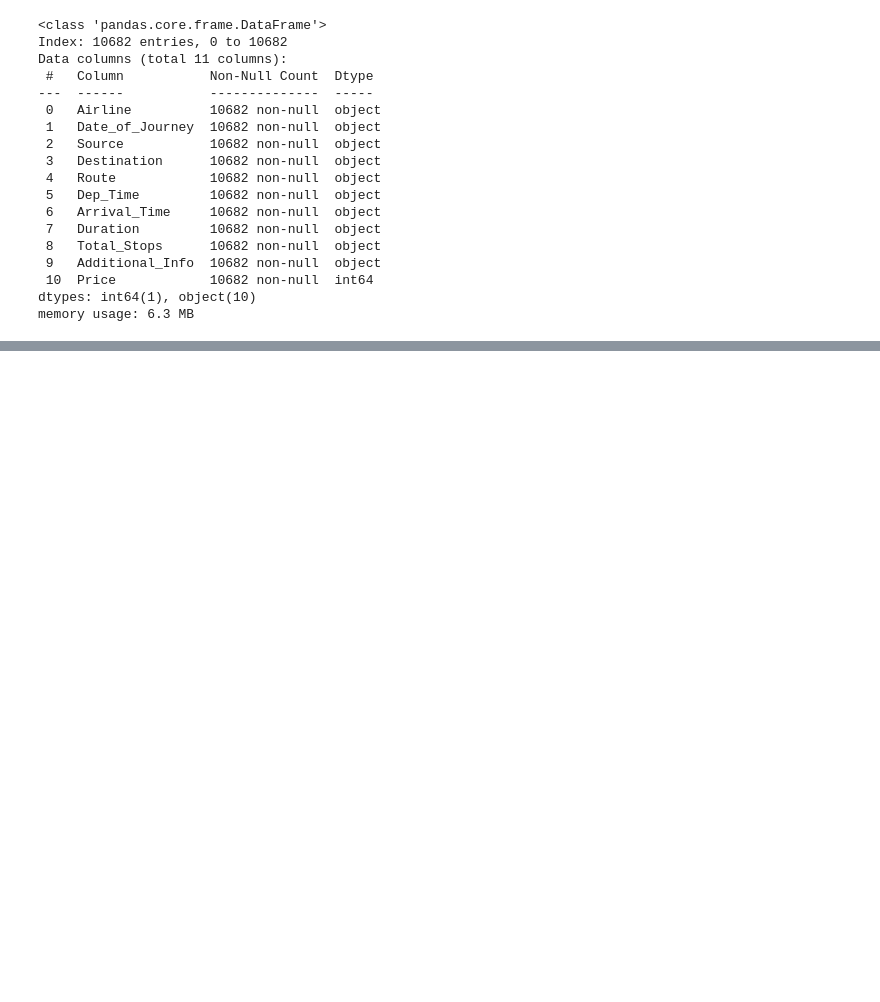
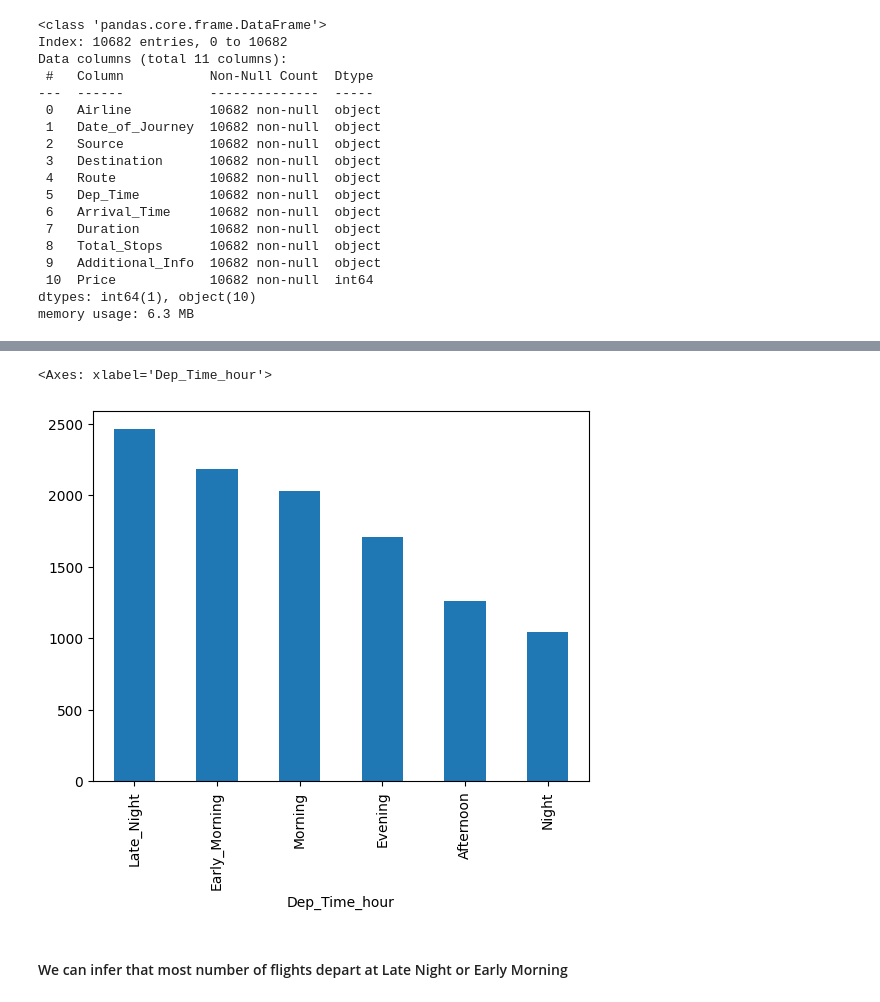
Before and after one commit to aswinvrpai/Airline_Ticket_Rate_Prediction, a Jupyter notebook: notebook/ticket_predict.ipynb, the cells around one changed output, grey strips where cells are left out. Drawn from its saved outputs; the diff is of its cells as text; code cells hidden in the pictures; blank space fills up the shorter version.

Commit message:
Data analysis in Notebook-1

```diff
--- a/notebook/ticket_predict.ipynb
+++ b/notebook/ticket_predict.ipynb
@@ -164,0 +152,3 @@ train_data.head()
+# %%
+col_delete = ['Dep_Time','Arrival_Time']
+train_data.drop(col_delete, axis=1, inplace=True)
@@ -164,0 +168,21 @@ train_data.head()
+# %%
+def GetTimeCategory(val):
+    if val>4 and val<8:
+        return 'Early_Morning'
+    elif val>8 and val<12:
+        return 'Morning'
+    elif val>12 and val<16:
+        return 'Afternoon'
+    elif val>16 and val<20:
+        return 'Evening'
+    elif val>20 and val<24:
+        return 'Night'
+    else:
+        return 'Late_Night'
+# %%
+train_data['Dep_Time_hour'].apply(GetTimeCategory).value_counts().plot(kind='bar')
+# %% [output]
+<Axes: xlabel='Dep_Time_hour'>
+[figure, added]
+# %% [markdown]
+#### We can infer that most number of flights depart at Late Night or Early Morning
```
Also changed, not shown: parts of 23 cells of this notebook.
